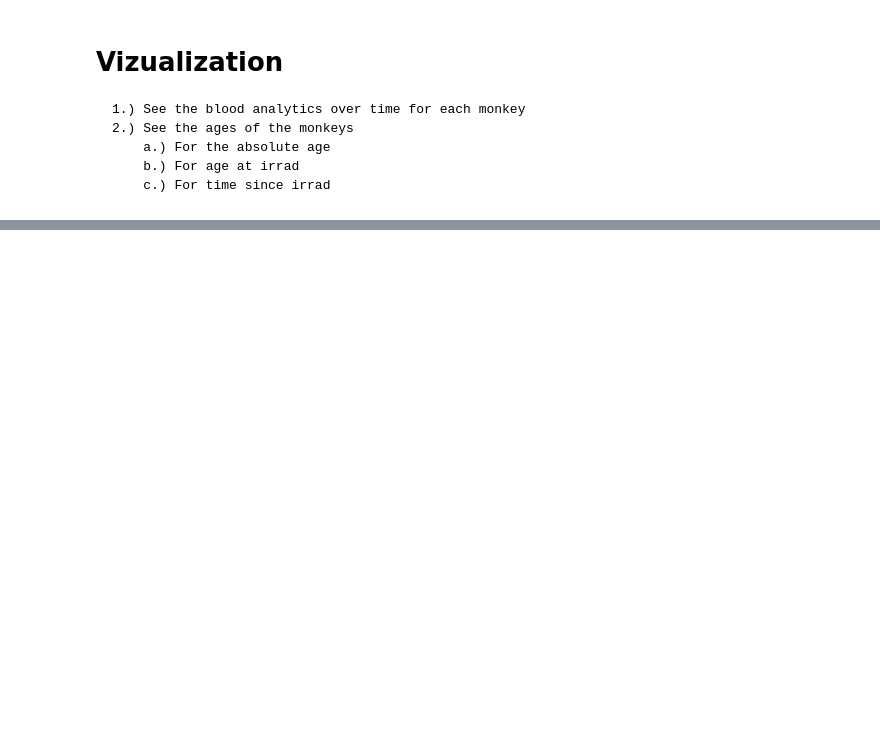
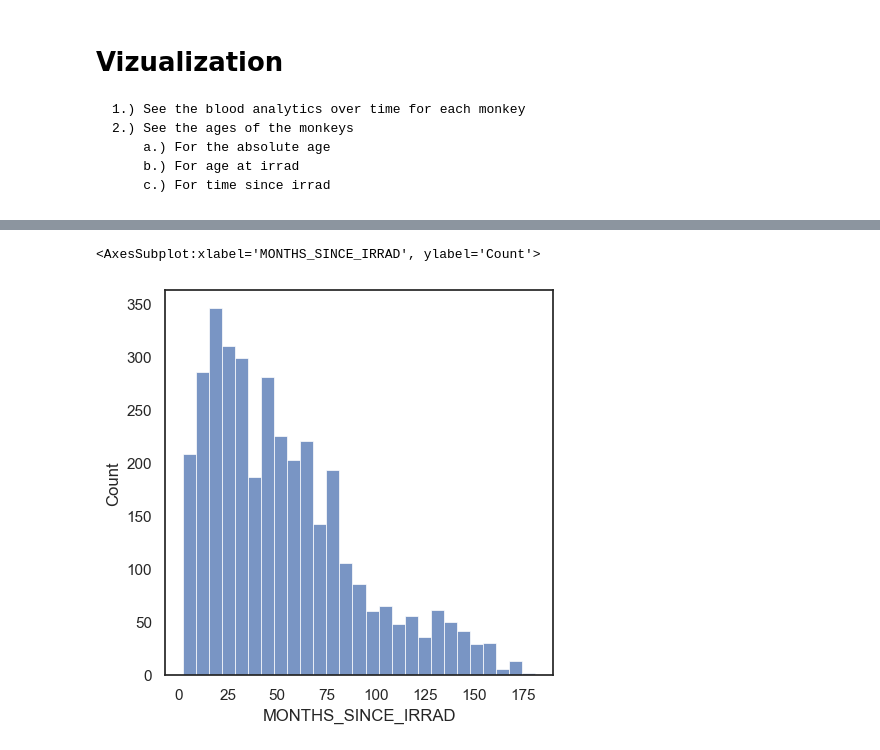
Before and after one commit to aidan-lew/monkey_health, a Jupyter notebook: monkeys_irrad_sept-2022.ipynb, the cells around one changed output, grey strips where cells are left out. Saved outputs shown, nothing was run; the diff lists cells and outputs as text; code cells hidden in the pictures; blank space fills up the shorter version.

```diff
--- a/monkeys_irrad_sept-2022.ipynb
+++ b/monkeys_irrad_sept-2022.ipynb
@@ -127,0 +175,17 @@ Next Steps: 1.) Concat the health data 2.) Make date parser 3.) Viz ztuff
+# %%
+#See the distribution of Sample Age
+plt.figure(figsize=(5,5))
+
+sns.histplot(
+    solid_monkey_df,
+    x='MONTHS_SINCE_IRRAD',
+    #hue="",
+    #multiple="stack",
+    palette="light:m_r",
+    #edgecolor=".3",
+    linewidth=.5,
+    #log_scale=True,
+)
+# %% [output]
+<AxesSubplot:xlabel='MONTHS_SINCE_IRRAD', ylabel='Count'>
+[figure, added]
```
Also changed, not shown: parts of 26 cells of this notebook.
